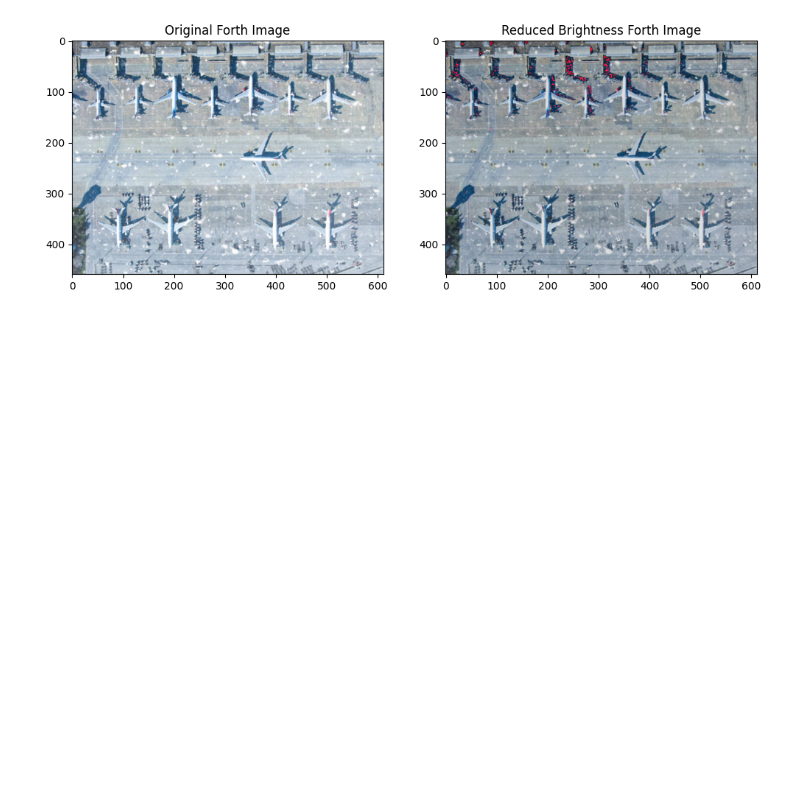
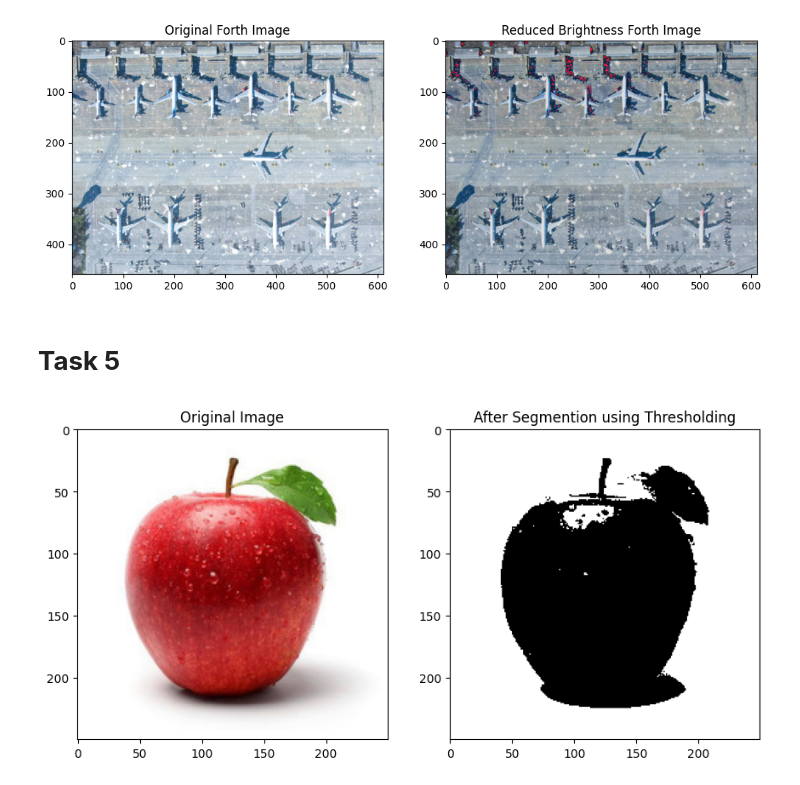
Before and after one commit to AMO-35/DIP_Re_evaluation_Task, a Jupyter notebook: DIP_Re_evaluation_Task.ipynb, the cells around one changed output. Drawn from its saved outputs; the diff is of its cells as text; code cells hidden in the pictures; blank space fills up the shorter version.

Commit message:
Complete task fifth by solving segmentation problem for DIP_Lab_task_05.jpg using appropriate techniques

```diff
--- a/DIP_Re_evaluation_Task.ipynb
+++ b/DIP_Re_evaluation_Task.ipynb
@@ -214,3 +214,41 @@ plt.title('Reduced Brightness Forth Image')
 plt.show()
 # %% [output]
 [figure]
+# %% [markdown]
+# **Task 5**
+# %%
+from skimage import io, color
+import numpy as np
+import matplotlib.pyplot as plt
+from skimage.filters import threshold_otsu
+from sklearn.cluster import KMeans
+
+
+image = io.imread('/content/drive/MyDrive/Images/DIP_Lab_task_05.jpg')
+
+
+if len(image.shape) > 2:
+    gray_image = color.rgb2gray(image)
+else:
+    gray_image = image
+
+# Thresholding  Otsu's method
+thresh = threshold_otsu(gray_image)
+binary_image = gray_image > thresh
+
+plt.figure(figsize=(16, 8))
+
+
+plt.subplot(1, 3, 1)
+plt.imshow(image)
+plt.title('Original Image')
+
+
+plt.subplot(1, 3, 2)
+plt.imshow(binary_image, cmap='gray')
+plt.title('After Segmention using Thresholding')
+
+
+plt.show()
+# %% [output]
+[figure, added]
```
